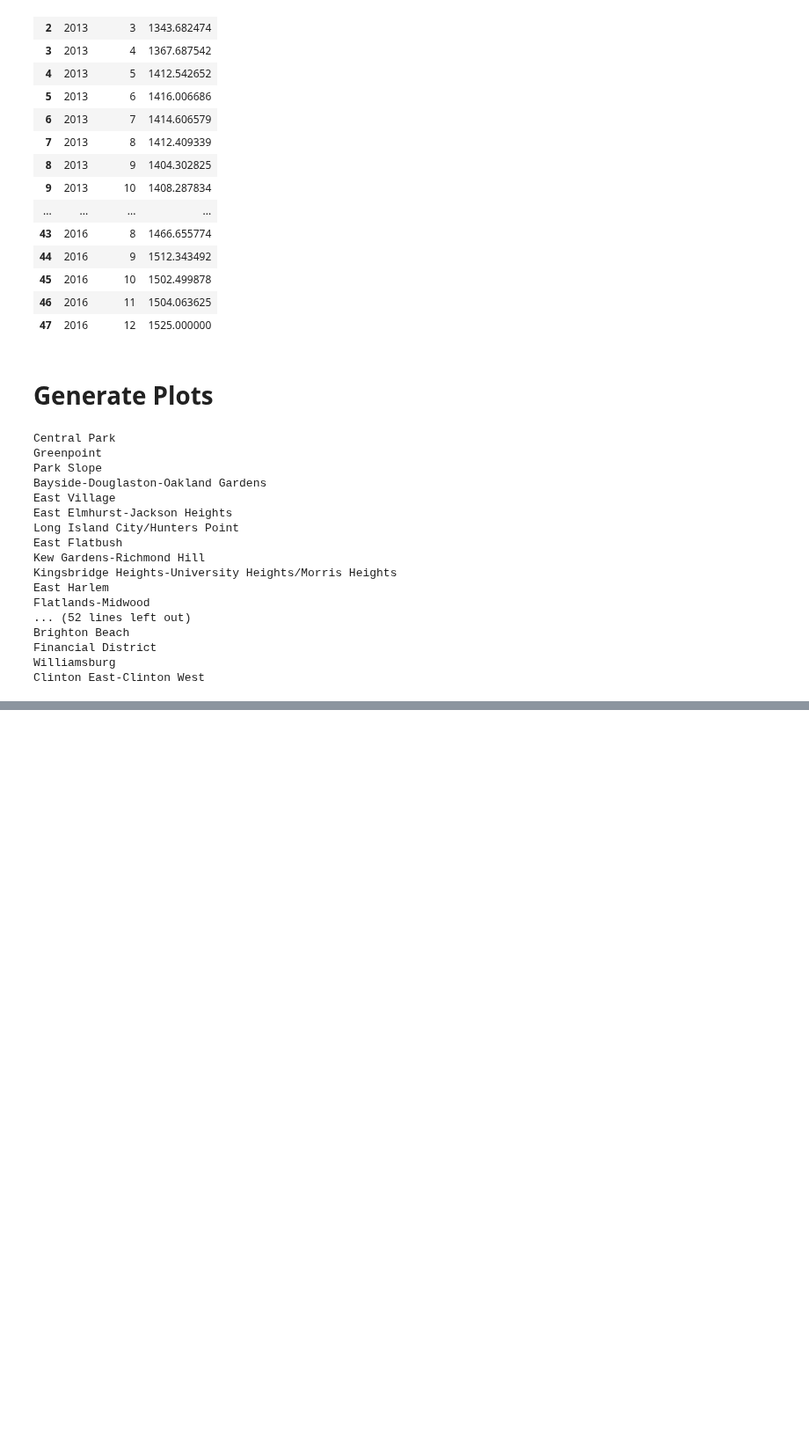
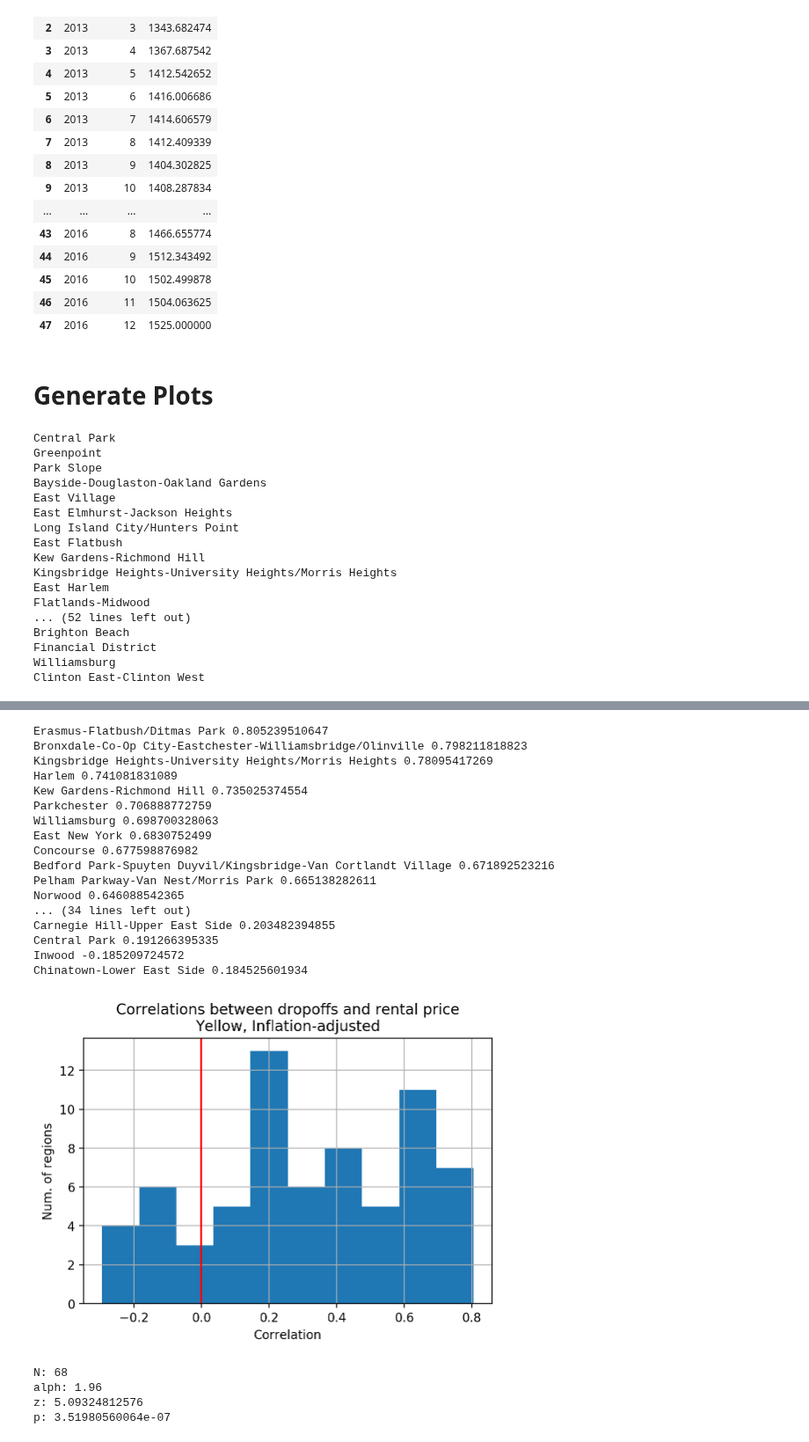
Before and after one commit to ds1004-sp17/ds1004, a Jupyter notebook: deliverable2/rent_hypothesis.ipynb, the cells around one changed output, grey strips where cells are left out. Shown at 88% size. Drawn from its saved outputs; the diff is of its cells as text; code cells hidden in the pictures; blank space fills up the shorter version.

```diff
--- a/deliverable2/rent_hypothesis.ipynb
+++ b/deliverable2/rent_hypothesis.ipynb
@@ -350,0 +425,27 @@ plt.show()
+# %%
+evaluate(zillow_composite, yellow,
+        'Correlations between dropoffs and rental price\n'
+              'Yellow, Inflation-adjusted')
+# %% [output]
+Erasmus-Flatbush/Ditmas Park 0.805239510647
+Bronxdale-Co-Op City-Eastchester-Williamsbridge/Olinville 0.798211818823
+Kingsbridge Heights-University Heights/Morris Heights 0.78095417269
+Harlem 0.741081831089
+Kew Gardens-Richmond Hill 0.735025374554
+Parkchester 0.706888772759
+Williamsburg 0.698700328063
+East New York 0.6830752499
+Concourse 0.677598876982
+Bedford Park-Spuyten Duyvil/Kingsbridge-Van Cortlandt Village 0.671892523216
+Pelham Parkway-Van Nest/Morris Park 0.665138282611
+Norwood 0.646088542365
+... (34 lines left out)
+Carnegie Hill-Upper East Side 0.203482394855
+Central Park 0.191266395335
+Inwood -0.185209724572
+Chinatown-Lower East Side 0.184525601934
+[figure, added]
+N: 68
+alph: 1.96
+z: 5.09324812576
+p: 3.51980560064e-07
```
Also changed, not shown: parts of 15 cells of this notebook.
